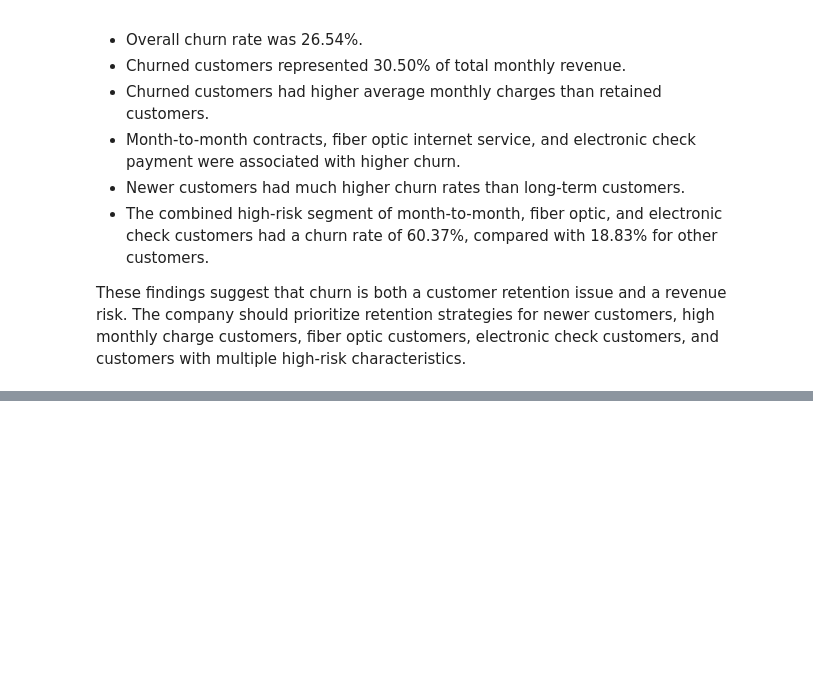
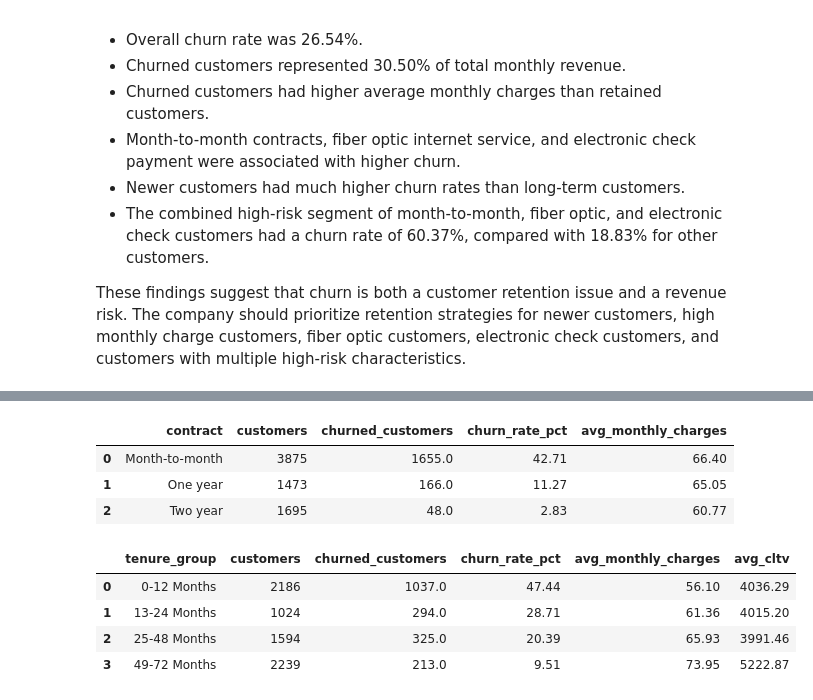
Before and after one commit to khalilalaei/customer-subscription-eda-revenue-insights, a Jupyter notebook: notebooks/02_exploratory_analysis.ipynb, the cells around one changed output, grey strips where cells are left out. Cells and saved outputs as stored; diff of their text form; code cells hidden in the pictures; blank space fills up the shorter version.

Commit message:
Add SQL churn and revenue analysis

```diff
--- a/notebooks/02_exploratory_analysis.ipynb
+++ b/notebooks/02_exploratory_analysis.ipynb
@@ -723,3 +723,10 @@ The exploratory analysis identified several important churn and revenue patterns
 - The combined high-risk segment of month-to-month, fiber optic, and electronic check customers had a churn rate of 60.37%, compared with 18.83% for other customers.
 
 These findings suggest that churn is both a customer retention issue and a revenue risk. The company should prioritize retention strategies for newer customers, high monthly charge customers, fiber optic customers, electronic check customers, and customers with multiple high-risk characteristics.
+# %%
+import duckdb
+
+duckdb.register("customers", df)
+
+def run_sql(query):
+    return duckdb.sql(query).df()
@@ -725,0 +770,42 @@ These findings suggest that churn is both a customer retention issue and a reven
+# %%
+run_sql("""
+SELECT
+    contract,
+    COUNT(*) AS customers,
+    SUM(churn_value) AS churned_customers,
+    ROUND(AVG(churn_value) * 100, 2) AS churn_rate_pct,
+    ROUND(AVG(monthly_charges), 2) AS avg_monthly_charges
+FROM customers
+GROUP BY contract
+ORDER BY churn_rate_pct DESC
+""")
+# %% [output]
+|  | contract | customers | churned_customers | churn_rate_pct | avg_monthly_charges |
+| 0 | Month-to-month | 3875 | 1655.0 | 42.71 | 66.40 |
+| 1 | One year | 1473 | 166.0 | 11.27 | 65.05 |
+| 2 | Two year | 1695 | 48.0 | 2.83 | 60.77 |
+# %%
+run_sql("""
+SELECT
+    tenure_group,
+    COUNT(*) AS customers,
+    SUM(churn_value) AS churned_customers,
+    ROUND(AVG(churn_value) * 100, 2) AS churn_rate_pct,
+    ROUND(AVG(monthly_charges), 2) AS avg_monthly_charges,
+    ROUND(AVG(cltv), 2) AS avg_cltv
+FROM customers
+GROUP BY tenure_group
+ORDER BY
+    CASE tenure_group
+        WHEN '0-12 Months' THEN 1
+        WHEN '13-24 Months' THEN 2
+        WHEN '25-48 Months' THEN 3
+        WHEN '49-72 Months' THEN 4
+    END
+""")
+# %% [output]
+|  | tenure_group | customers | churned_customers | churn_rate_pct | avg_monthly_charges | avg_cltv |
+| 0 | 0-12 Months | 2186 | 1037.0 | 47.44 | 56.10 | 4036.29 |
+| 1 | 13-24 Months | 1024 | 294.0 | 28.71 | 61.36 | 4015.20 |
+| 2 | 25-48 Months | 1594 | 325.0 | 20.39 | 65.93 | 3991.46 |
+| 3 | 49-72 Months | 2239 | 213.0 | 9.51 | 73.95 | 5222.87 |
```
Also changed, not shown: parts of 8 cells of this notebook, 5 other files.
